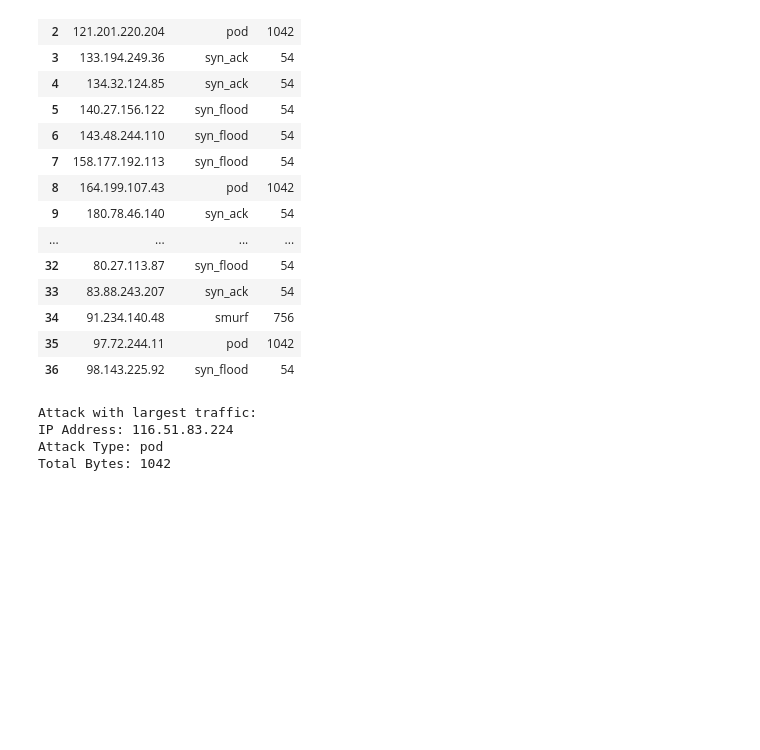
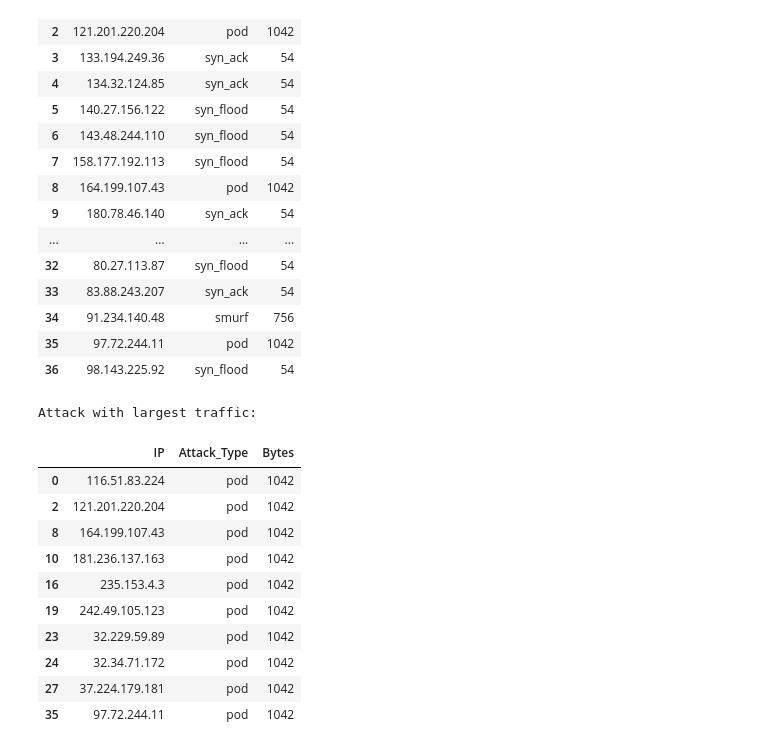
Before and after one commit to irotciv/Attacks_project, a Jupyter notebook: answers.ipynb, the cells around one changed output. Drawn from its saved outputs; the diff is of its cells as text; code cells hidden in the pictures; blank space fills up the shorter version.

```diff
--- a/answers.ipynb
+++ b/answers.ipynb
@@ -132,16 +132,25 @@ total_traffic
 | 35 | 97.72.244.11 | pod | 1042 |
 | 36 | 98.143.225.92 | syn_flood | 54 |
 # %%
-# Locate the row in the total_traffic DataFrame with the maximum value in the 'Bytes' column.
-largest_traffic = total_traffic.loc[total_traffic['Bytes'].idxmax()]
+# Locate the maximum value in the 'Bytes' column.
+max_traffic_value = total_traffic['Bytes'].max()
+
+# Filter the DataFrame to get all rows with the maximum traffic
+max_traffic_attacks = total_traffic[total_traffic['Bytes'] == max_traffic_value]
 
 # Print the details of the attack with the largest traffic.
 print("Attack with largest traffic:")
-print(f"IP Address: {largest_traffic['IP']}")
-print(f"Attack Type: {largest_traffic['Attack_Type']}")
-print(f"Total Bytes: {largest_traffic['Bytes']}")
+max_traffic_attacks
 # %% [output]
 Attack with largest traffic:
-IP Address: 116.51.83.224
-Attack Type: pod
-Total Bytes: 1042
+|  | IP | Attack_Type | Bytes |
+| 0 | 116.51.83.224 | pod | 1042 |
+| 2 | 121.201.220.204 | pod | 1042 |
+| 8 | 164.199.107.43 | pod | 1042 |
+| 10 | 181.236.137.163 | pod | 1042 |
+| 16 | 235.153.4.3 | pod | 1042 |
+| 19 | 242.49.105.123 | pod | 1042 |
+| 23 | 32.229.59.89 | pod | 1042 |
+| 24 | 32.34.71.172 | pod | 1042 |
+| 27 | 37.224.179.181 | pod | 1042 |
+| 35 | 97.72.244.11 | pod | 1042 |
```
Also changed, not shown: parts of 5 cells of this notebook.
